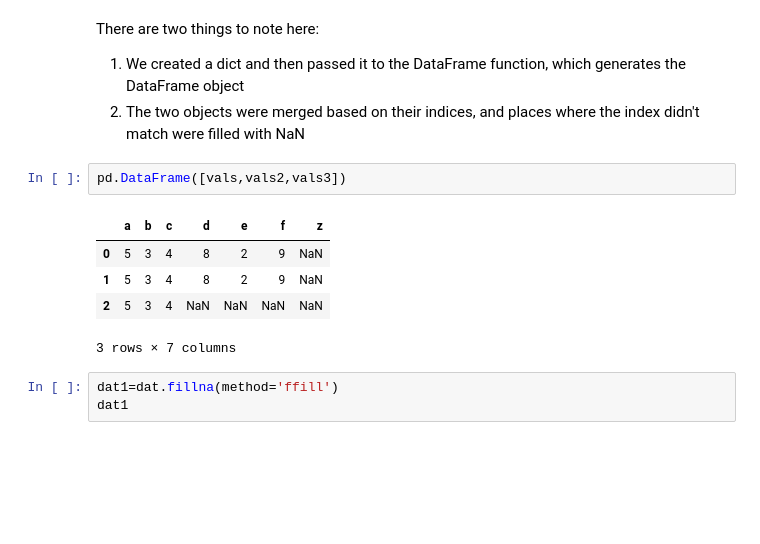
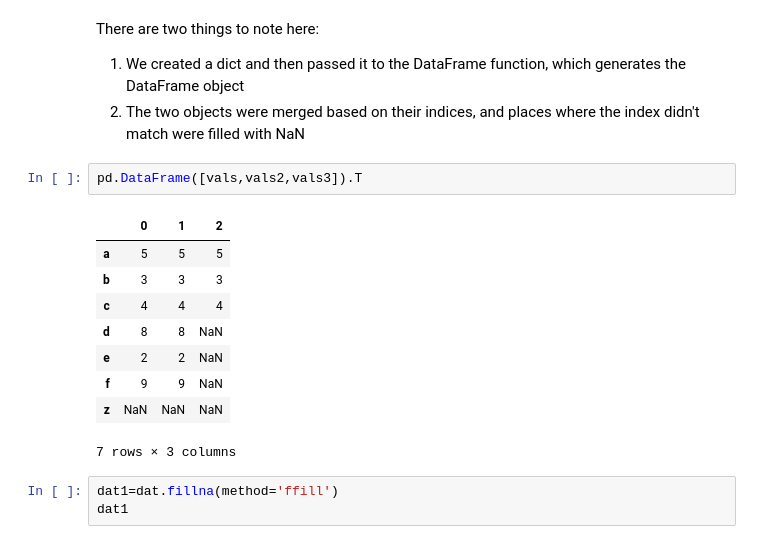
Before and after one commit to araastat/PyWorkshop1, a Jupyter notebook: Workshop1.ipynb, the cells around one changed output. Drawn from its saved outputs; the diff is of its cells as text; blank space fills up the shorter version.

```diff
--- a/Workshop1.ipynb
+++ b/Workshop1.ipynb
@@ -359,13 +400,17 @@ There are two things to note here:
 1. We created a dict and then passed it to the DataFrame function, which generates the DataFrame object
 2. The two objects were merged based on their indices, and places where the index didn't match were filled with NaN
 # %%
-pd.DataFrame([vals,vals2,vals3])
+pd.DataFrame([vals,vals2,vals3]).T
 # %% [output]
-|  | a | b | c | d | e | f | z |
-| 0 | 5 | 3 | 4 | 8 | 2 | 9 | NaN |
-| 1 | 5 | 3 | 4 | 8 | 2 | 9 | NaN |
-| 2 | 5 | 3 | 4 | NaN | NaN | NaN | NaN |
+|  | 0 | 1 | 2 |
+| a | 5 | 5 | 5 |
+| b | 3 | 3 | 3 |
+| c | 4 | 4 | 4 |
+| d | 8 | 8 | NaN |
+| e | 2 | 2 | NaN |
+| f | 9 | 9 | NaN |
+| z | NaN | NaN | NaN |
-3 rows × 7 columns
+7 rows × 3 columns
 # %%
 dat1=dat.fillna(method='ffill')
 dat1
```
Also changed, not shown: parts of 49 cells of this notebook.
